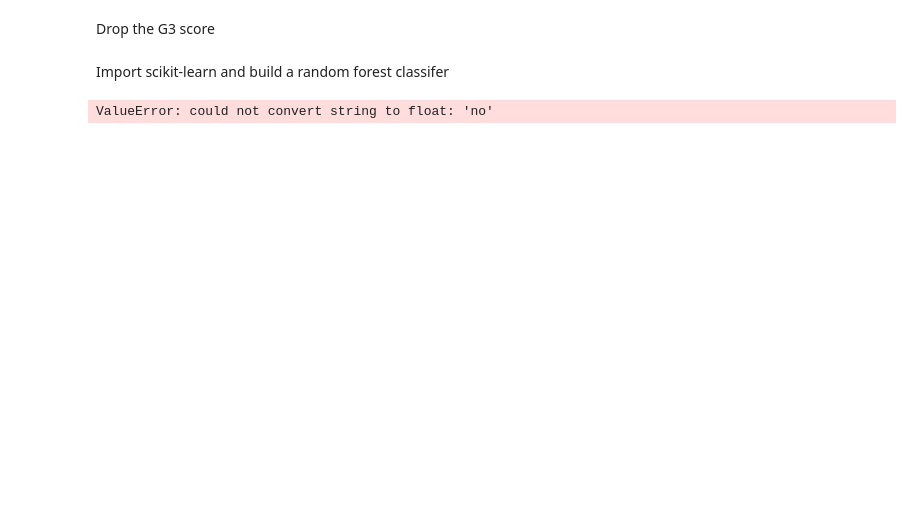
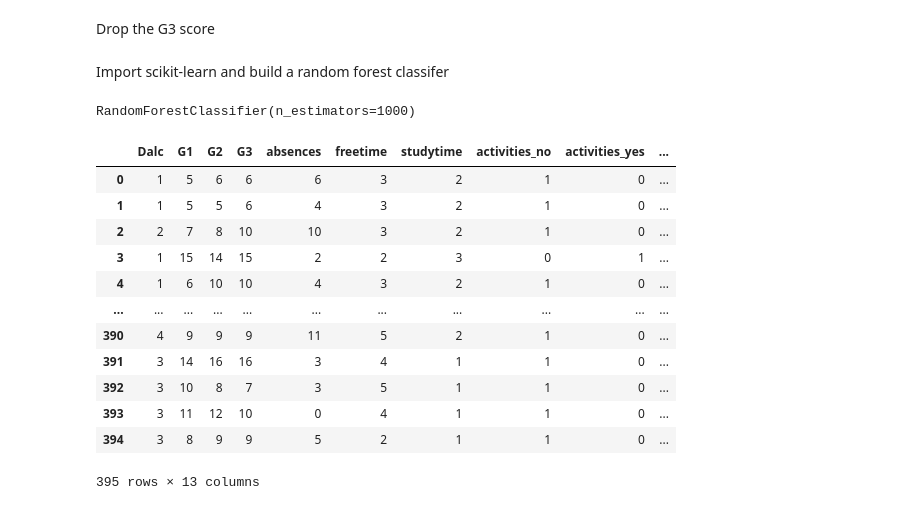
Before and after one commit to CMU-313/fall-22-hw4-h1, a Jupyter notebook: model_build.ipynb, the cells around one changed output. Cells and saved outputs as stored; diff of their text form; code cells hidden in the pictures; blank space fills up the shorter version.

```diff
--- a/model_build.ipynb
+++ b/model_build.ipynb
@@ -84,19 +88,33 @@ df.describe()
 Drop the G3 score
 # %% [markdown]
 Import scikit-learn and build a random forest classifer
-# %%
-include = ['health', 'absences','age','qual_student']
-df.drop(columns=df.columns.difference(include), inplace=True)
 # %%
 from sklearn.ensemble import RandomForestClassifier as rf
 import sklearn
 dependent_variable = 'qual_student'
 x = df[df.columns.difference([dependent_variable])]
 y = df[dependent_variable]
+x = pd.get_dummies(x)
 clf = rf(n_estimators = 1000)
 clf.fit(x, y)
 # %% [output]
-ValueError: could not convert string to float: 'no'
+RandomForestClassifier(n_estimators=1000)
+# %%
+display(x)
+# %% [output]
+|  | Dalc | G1 | G2 | G3 | absences | freetime | studytime | activities_no | activities_yes | ... |
+| 0 | 1 | 5 | 6 | 6 | 6 | 3 | 2 | 1 | 0 | ... |
+| 1 | 1 | 5 | 5 | 6 | 4 | 3 | 2 | 1 | 0 | ... |
+| 2 | 2 | 7 | 8 | 10 | 10 | 3 | 2 | 1 | 0 | ... |
+| 3 | 1 | 15 | 14 | 15 | 2 | 2 | 3 | 0 | 1 | ... |
+| 4 | 1 | 6 | 10 | 10 | 4 | 3 | 2 | 1 | 0 | ... |
+| ... | ... | ... | ... | ... | ... | ... | ... | ... | ... | ... |
+| 390 | 4 | 9 | 9 | 9 | 11 | 5 | 2 | 1 | 0 | ... |
+| 391 | 3 | 14 | 16 | 16 | 3 | 4 | 1 | 1 | 0 | ... |
+| 392 | 3 | 10 | 8 | 7 | 3 | 5 | 1 | 1 | 0 | ... |
+| 393 | 3 | 11 | 12 | 10 | 0 | 4 | 1 | 1 | 0 | ... |
+| 394 | 3 | 8 | 9 | 9 | 5 | 2 | 1 | 1 | 0 | ... |
+395 rows × 13 columns
 # %%
 pred = clf.predict(x)
 sklearn.metrics.f1_score(y, pred, average='binary')
```
Also changed, not shown: parts of 8 cells of this notebook, 1 other file.
